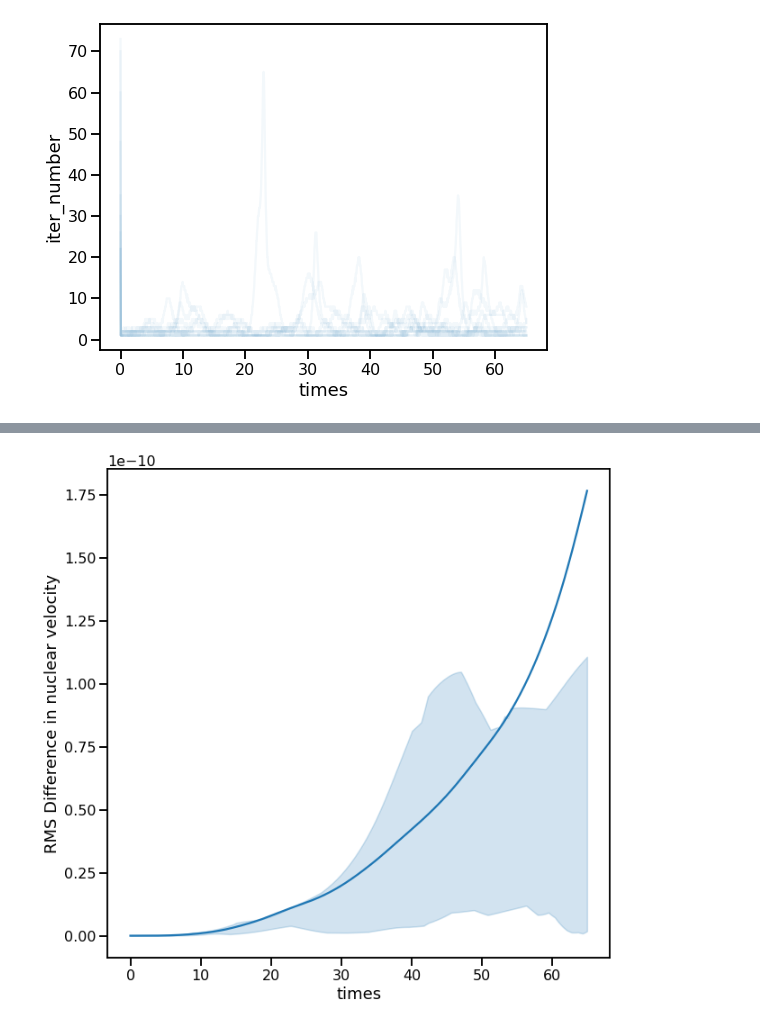
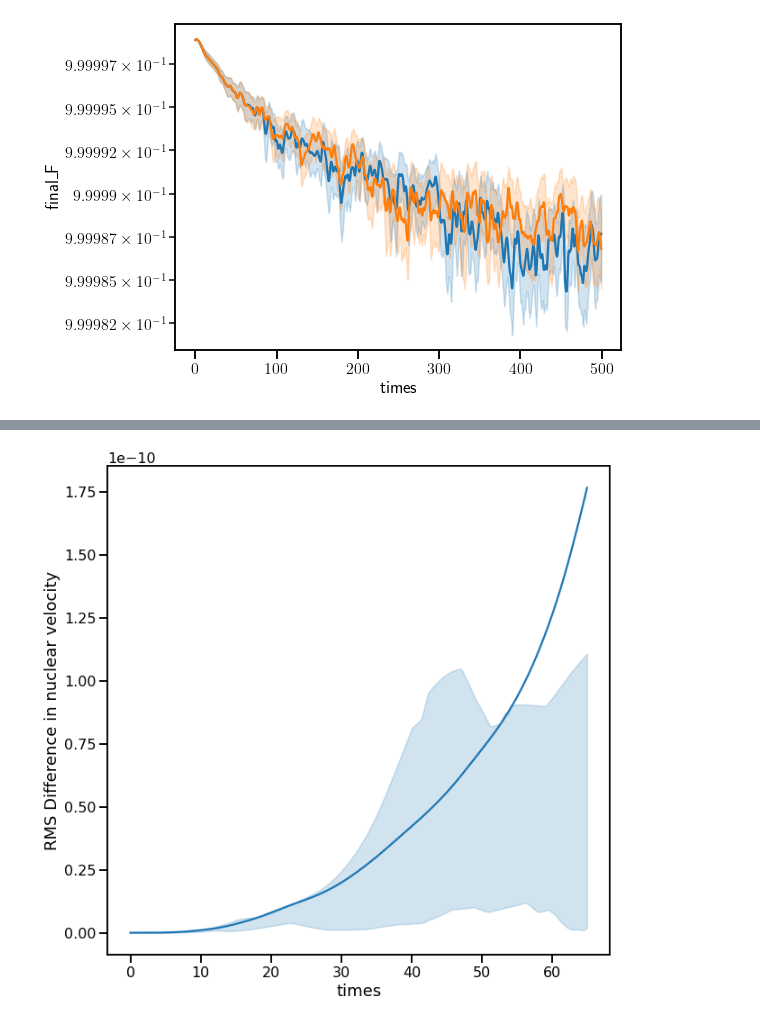
Before and after one commit to danielbultrini/TDVQP_SM, a Jupyter notebook: param_unparam.ipynb, the cells around one changed output, grey strips where cells are left out. Saved outputs shown, nothing was run; the diff lists cells and outputs as text; code cells hidden in the pictures.

Commit message:
plotting things

```diff
--- a/param_unparam.ipynb
+++ b/param_unparam.ipynb
@@ -49,5 +42,22 @@ sns.set_context(
 backend = Aer.get_backend("statevector_simulator")
 name1, name2 = 'Single', 'MD'
 
-df1,df_coef1=read_files(100,1000,'results_helix/co_single/single_',ending='.json')
-df2,df_coef2=read_files(100,1000,'results_helix/co_md/MD_',ending='0.json')
+df1,df_coef1=read_files(100,1000,'results_helix/new/param/single_',ending='.json')
+df2,df_coef2=read_files(100,1000,'results_helix/new/shot_100/single_',ending='.json')
+df3,df_coef3=read_files(100,1000,'results_helix/new/shot_1000/single_',ending='.json')
+df4,df_coef4=read_files(100,1000,'results_helix/new/shot_10000/single_',ending='.json')
+df5,df_coef5=read_files(100,400,'results_helix/new/shot_100000/single_',ending='.jsonchk')
+
+
+udf1,udf_coef1=read_files(100,1000,'results_helix/new/unparam/single_',ending='.json')
+udf2,udf_coef2=read_files(100,1000,'results_helix/new/unparam_shot_100/single_',ending='.json')
+udf3,udf_coef3=read_files(100,1000,'results_helix/new/unparam_shot_1000/single_',ending='.json')
+udf4,udf_coef4=read_files(100,1000,'results_helix/new/unparam_shot_10000/single_',ending='.json')
+udf5,udf_coef5=read_files(100,400,'results_helix/new/unparam_shot_100000/single_',ending='.jsonchk')
+
+
+mdf1,mdf_coef1=read_files(100,1000,'results_helix/new/md/md_',ending='.json')
+mdf2,mdf_coef2=read_files(100,1000,'results_helix/new/md100/md_',ending='.json')
+mdf3,mdf_coef3=read_files(100,1000,'results_helix/new/md1000/md_',ending='.json')
+mdf4,mdf_coef4=read_files(100,1000,'results_helix/new/md10000/md_',ending='.json')
+mdf5,mdf_coef5=read_files(100,400,'results_helix/new/md100000/md_',ending='.jsonchk')
@@ -116,3 +265,0 @@ plt.savefig("plots/timestep_comparison_energy.pdf")
-# %%
-df1['times_scaled'] = df1['times']*2
-df2['times_scaled'] = df2['times']*20
@@ -168,12 +292,18 @@ ax.set(ylabel='$F_\mathrm{el}$',xlabel= r'Time [a.u.]',title='Electron Force Fro
 # %%
 fig, ax = plt.subplots(figsize=((8, 6)))
 # sns.lineplot(data=df, y="iter_number", x="times", ax=ax, errorbar=(lambda x: (np.percentile(x, 25), np.percentile(x, 75))))
 
-sns.lineplot(data=df, x="times", y="iter_number", ax=ax, units="sample", estimator=None,alpha=0.05)
+# sns.lineplot(data=df1, x="times", y="final_F", ax=ax, units="sample", estimator=None,alpha=0.05,label='unparam')
+# sns.lineplot(data=df2, x="times", y="final_F", ax=ax, units="sample", estimator=None,alpha=0.05,label=parameterized)
+sns.lineplot(data=df1, x="times", y="final_F", ax=ax,  estimator=np.mean,label='unparam')
+sns.lineplot(data=df2, x="times", y="final_F", ax=ax,  estimator=np.mean,label=parameterized)
 
+ax.get_legend().remove()
+
+plt.yscale('log')
 plt.show()
 # %% [output]
-[figure, old version]
+[figure, new version]
 # %%
 fig, ax = plt.subplots(figsize=((10, 10)))
 
```
Also changed, not shown: parts of 15 cells of this notebook.
